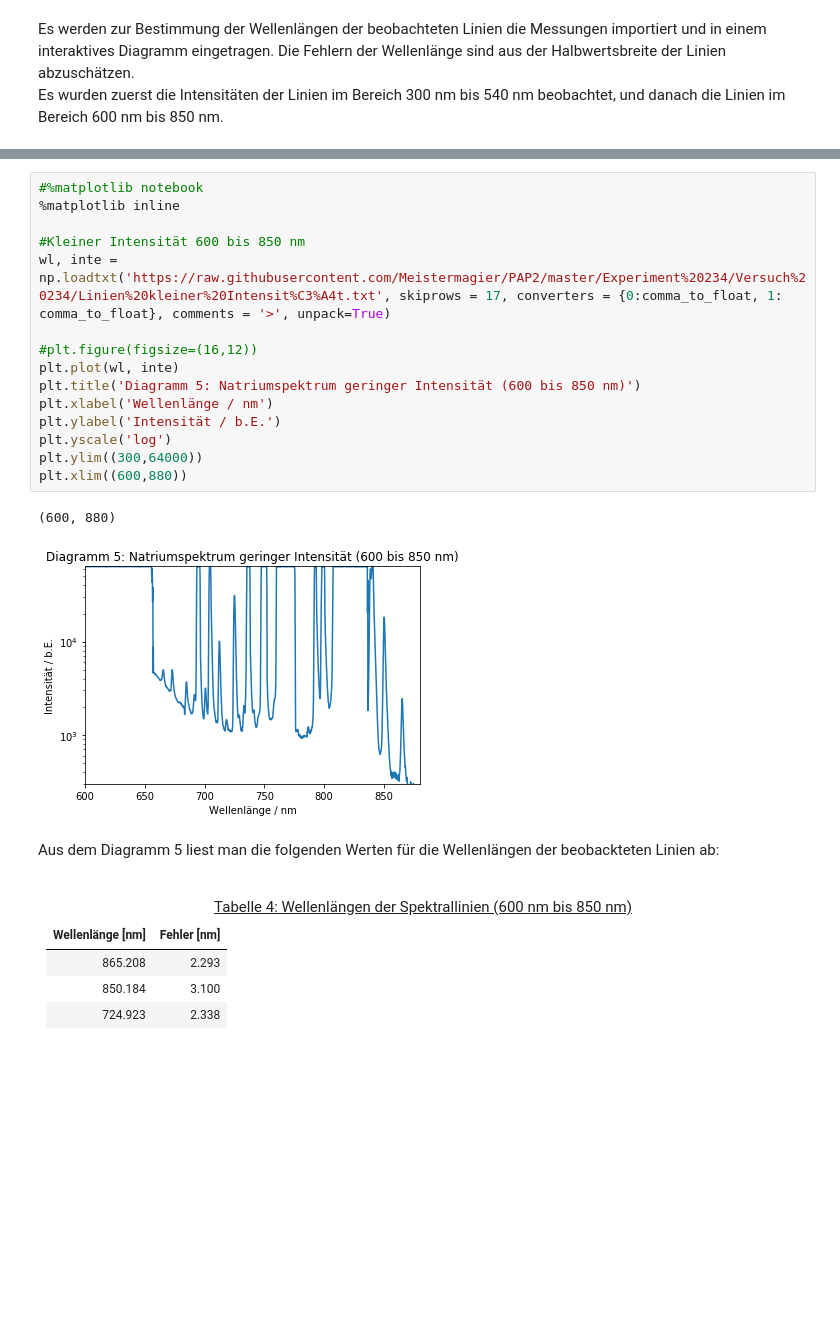
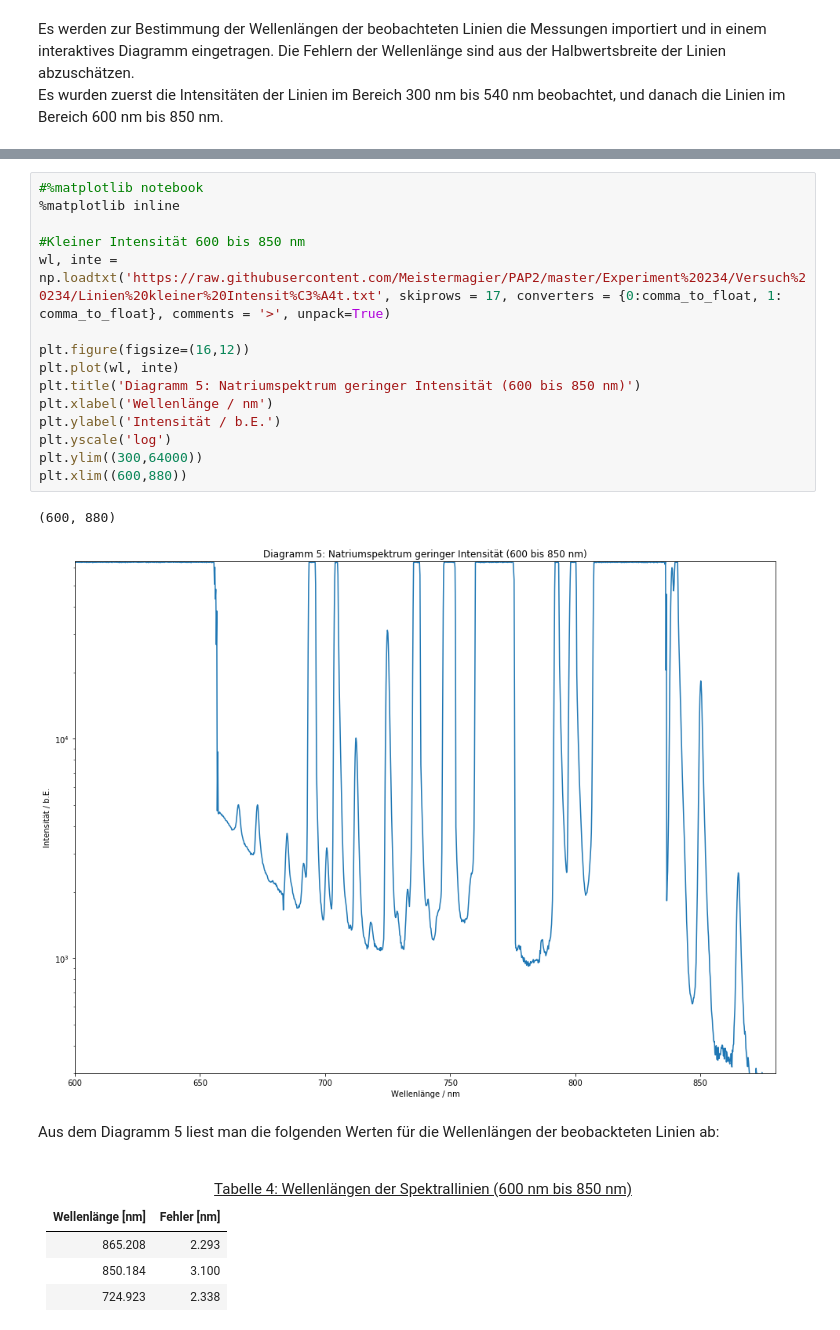
Before and after one commit to Meistermagier/PAP2, a Jupyter notebook: Experiment 234/Experiment_234.ipynb, the cells around one changed output, grey strips where cells are left out. Saved outputs shown, nothing was run; the diff lists cells and outputs as text; blank space fills up the shorter version.

```diff
--- a/Experiment 234/Experiment_234.ipynb
+++ b/Experiment 234/Experiment_234.ipynb
@@ -177,21 +182,21 @@ Aus dem Diagramm 4 liest man die folgenden Werten für die Wellenlängen der beo
 # %%
 #%matplotlib notebook
 %matplotlib inline
 
 #Kleiner Intensität 600 bis 850 nm
 wl, inte = np.loadtxt('https://raw.githubusercontent.com/Meistermagier/PAP2/master/Experiment%20234/Versuch%20234/Linien%20kleiner%20Intensit%C3%A4t.txt', skiprows = 17, converters = {0:comma_to_float, 1: comma_to_float}, comments = '>', unpack=True)
 
-#plt.figure(figsize=(16,12))
+plt.figure(figsize=(16,12))
 plt.plot(wl, inte)
 plt.title('Diagramm 5: Natriumspektrum geringer Intensität (600 bis 850 nm)')
 plt.xlabel('Wellenlänge / nm')
 plt.ylabel('Intensität / b.E.')
 plt.yscale('log')
 plt.ylim((300,64000))
 plt.xlim((600,880))
 # %% [output]
 (600, 880)
-[figure, old version]
+[figure, new version]
 # %% [markdown]
 Aus dem Diagramm 5 liest man die folgenden Werten für die Wellenlängen der beobackteten Linien ab:<br>
 <br>
```
Also changed, not shown: parts of 18 cells of this notebook.
